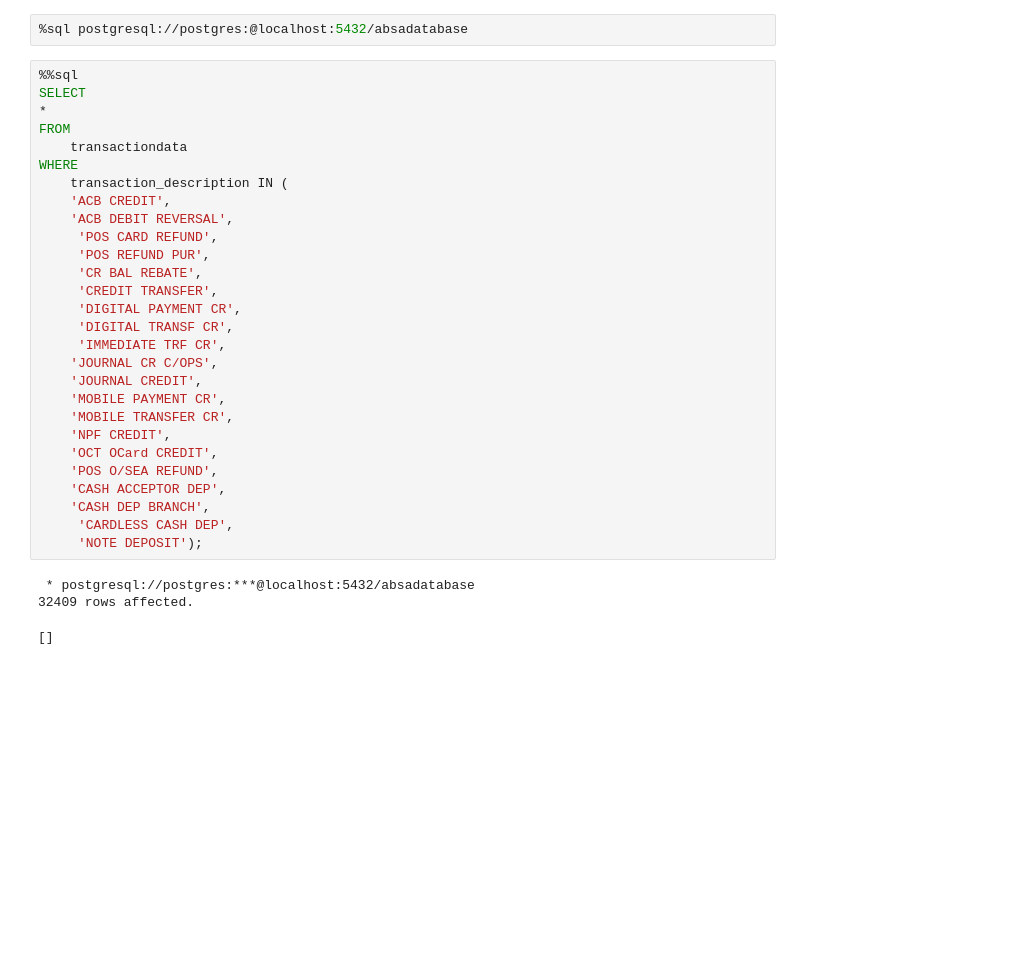
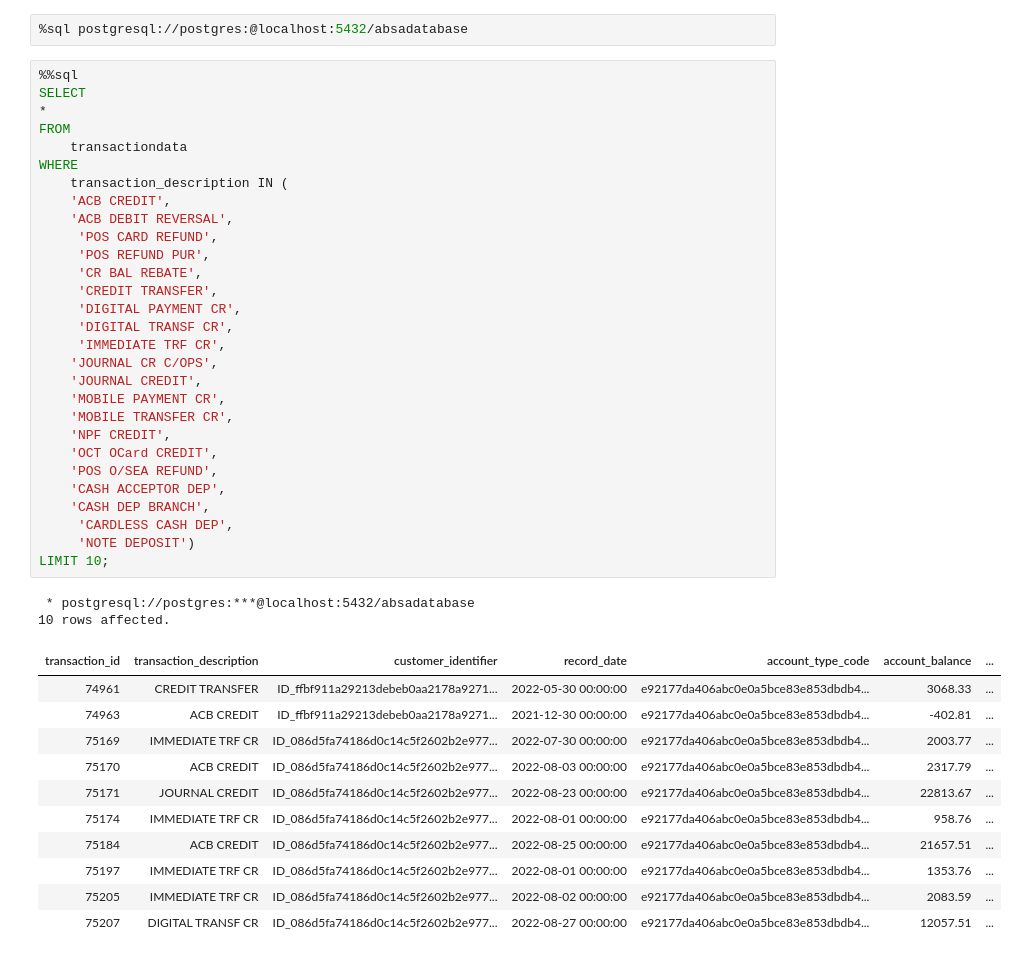
Before and after one commit to The-DigitalAcademy/EXPLORING-ABSA-DATASETS, a Jupyter notebook: Liability.ipynb, the cells around one changed output. Cells and saved outputs as stored; diff of their text form; blank space fills up the shorter version.

```diff
--- a/Liability.ipynb
+++ b/Liability.ipynb
@@ -147,32 +169,43 @@ from sqlalchemy import create_engine
 # %%
 %%sql
 SELECT
 *
 FROM
     transactiondata
 WHERE
     transaction_description IN (
     'ACB CREDIT',
     'ACB DEBIT REVERSAL',
      'POS CARD REFUND',
      'POS REFUND PUR',
      'CR BAL REBATE',
      'CREDIT TRANSFER',
      'DIGITAL PAYMENT CR',
      'DIGITAL TRANSF CR',
      'IMMEDIATE TRF CR',
     'JOURNAL CR C/OPS',
     'JOURNAL CREDIT',
     'MOBILE PAYMENT CR',
     'MOBILE TRANSFER CR',
     'NPF CREDIT',
     'OCT OCard CREDIT',
     'POS O/SEA REFUND',
     'CASH ACCEPTOR DEP',
     'CASH DEP BRANCH',
      'CARDLESS CASH DEP',
-     'NOTE DEPOSIT');
+     'NOTE DEPOSIT')
+LIMIT 10;
 # %% [output]
  * postgresql://postgres:***@localhost:5432/absadatabase
-32409 rows affected.
+10 rows affected.
-[]
+| transaction_id | transaction_description | customer_identifier | record_date | account_type_code | account_balance | ... |
+| 74961 | CREDIT TRANSFER | ID_ffbf911a29213debeb0aa2178a9271... | 2022-05-30 00:00:00 | e92177da406abc0e0a5bce83e853dbdb4... | 3068.33 | ... |
+| 74963 | ACB CREDIT | ID_ffbf911a29213debeb0aa2178a9271... | 2021-12-30 00:00:00 | e92177da406abc0e0a5bce83e853dbdb4... | -402.81 | ... |
+| 75169 | IMMEDIATE TRF CR | ID_086d5fa74186d0c14c5f2602b2e977... | 2022-07-30 00:00:00 | e92177da406abc0e0a5bce83e853dbdb4... | 2003.77 | ... |
+| 75170 | ACB CREDIT | ID_086d5fa74186d0c14c5f2602b2e977... | 2022-08-03 00:00:00 | e92177da406abc0e0a5bce83e853dbdb4... | 2317.79 | ... |
+| 75171 | JOURNAL CREDIT | ID_086d5fa74186d0c14c5f2602b2e977... | 2022-08-23 00:00:00 | e92177da406abc0e0a5bce83e853dbdb4... | 22813.67 | ... |
+| 75174 | IMMEDIATE TRF CR | ID_086d5fa74186d0c14c5f2602b2e977... | 2022-08-01 00:00:00 | e92177da406abc0e0a5bce83e853dbdb4... | 958.76 | ... |
+| 75184 | ACB CREDIT | ID_086d5fa74186d0c14c5f2602b2e977... | 2022-08-25 00:00:00 | e92177da406abc0e0a5bce83e853dbdb4... | 21657.51 | ... |
+| 75197 | IMMEDIATE TRF CR | ID_086d5fa74186d0c14c5f2602b2e977... | 2022-08-01 00:00:00 | e92177da406abc0e0a5bce83e853dbdb4... | 1353.76 | ... |
+| 75205 | IMMEDIATE TRF CR | ID_086d5fa74186d0c14c5f2602b2e977... | 2022-08-02 00:00:00 | e92177da406abc0e0a5bce83e853dbdb4... | 2083.59 | ... |
+| 75207 | DIGITAL TRANSF CR | ID_086d5fa74186d0c14c5f2602b2e977... | 2022-08-27 00:00:00 | e92177da406abc0e0a5bce83e853dbdb4... | 12057.51 | ... |
```
Also changed, not shown: parts of 10 cells of this notebook.
